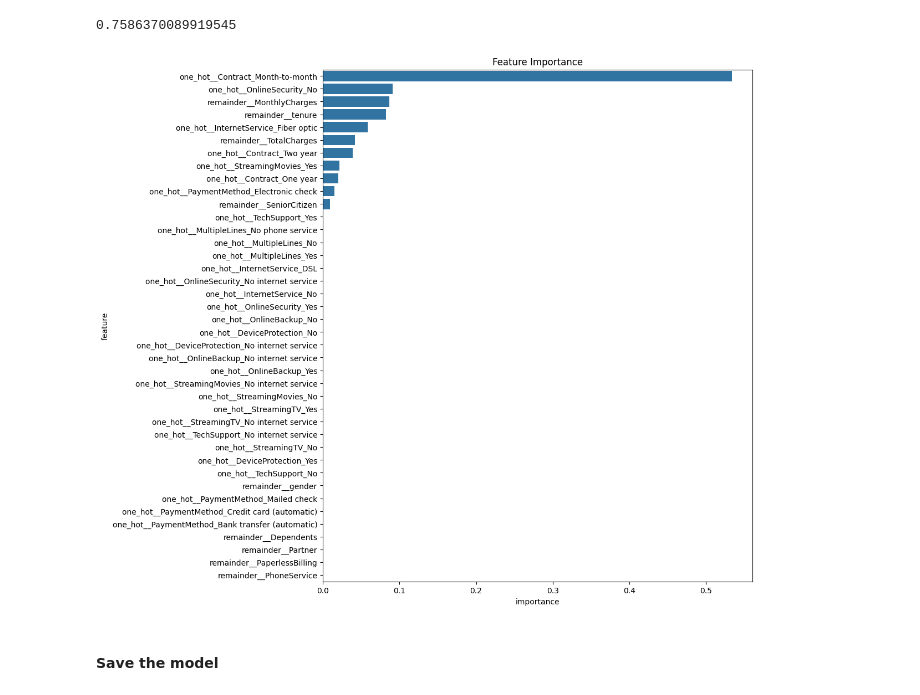
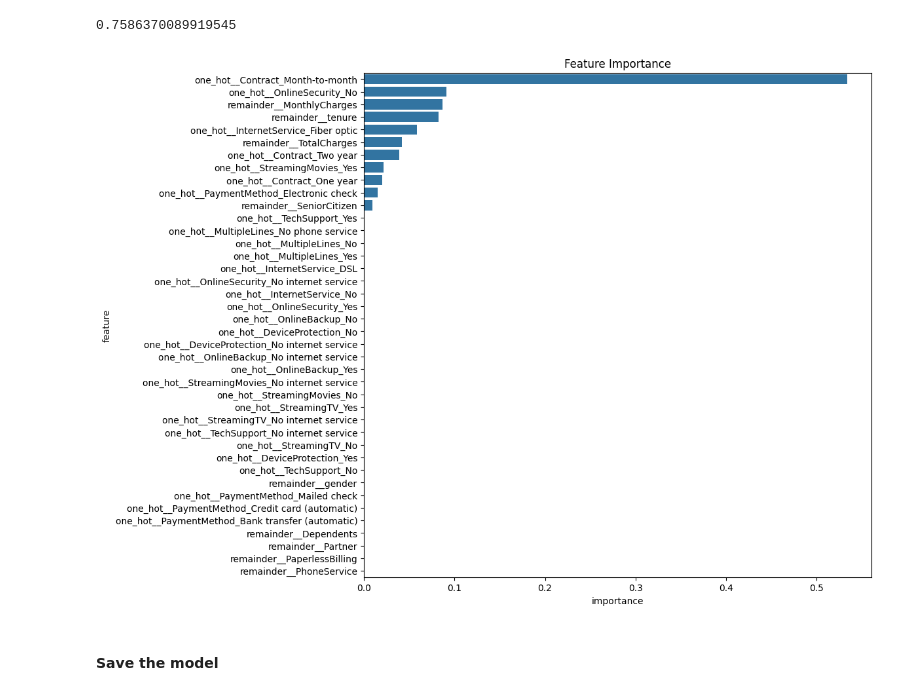
Before and after one commit to yalindi/2425568_ml, a Jupyter notebook: 2425568.ipynb, the cells around one changed output. Saved outputs shown, nothing was run; the diff lists cells and outputs as text; code cells hidden in the pictures.

```diff
--- a/2425568.ipynb
+++ b/2425568.ipynb
@@ -414,6 +414,3 @@ X_train=transformer.fit_transform(X_train)
 X_test=transformer.transform(X_test)
 # %% [markdown]
 # **DecisionTreeClassifier**
-# %%
-base_model_dt=DecisionTreeClassifier(random_state=42)
-base_model_dt.fit(X_train,y_train)
@@ -495,18 +639,18 @@ gs.score(X_test,y_test)
 # %%
 feature_importance = gs.best_estimator_.feature_importances_
 feature_names = transformer.get_feature_names_out()
 
 fi_df = pd.DataFrame({
     'feature': feature_names,
     'importance': feature_importance
 }).sort_values(by='importance', ascending=False)
 
-plt.figure(figsize=(10, 12))
+plt.figure(figsize=(10, 10))
 sns.barplot(data=fi_df, x='importance', y='feature')
 plt.title('Feature Importance')
 plt.show()
 # %% [output]
-[figure, old version]
+[figure, new version]
 # %% [markdown]
 #### Save the model
 # %%
```
Also changed, not shown: parts of 42 cells of this notebook.
